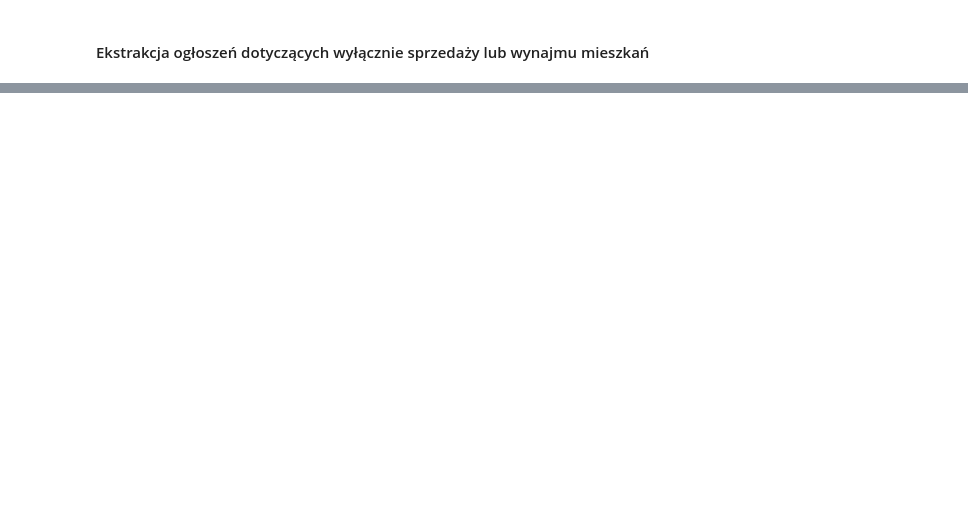
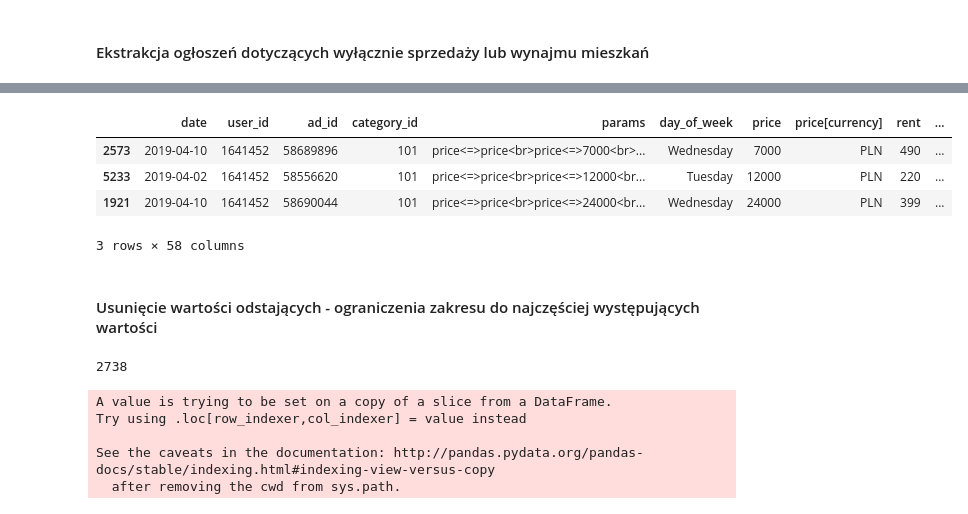
Before and after one commit to agnieszkajaniak/olx, a Jupyter notebook: Zadanie rekrutacyjne Otodom Product Analyst.ipynb, the cells around one changed output, grey strips where cells are left out. Drawn from its saved outputs; the diff is of its cells as text; code cells hidden in the pictures; blank space fills up the shorter version.

```diff
--- a/Zadanie rekrutacyjne Otodom Product Analyst.ipynb
+++ b/Zadanie rekrutacyjne Otodom Product Analyst.ipynb
@@ -476,5 +455,6 @@ See the caveats in the documentation: http://pandas.pydata.org/pandas-docs/stabl
 # %%
 ads['price'] = pd.to_numeric(ads['price'])
+ads['price'] = (ads['price']).astype(int)
 ads.dtypes
 # %% [output]
 date                   datetime64[ns]
@@ -506,0 +481,20 @@ apartments = cursor.fetchall()
+# %%
+cat101 = ads[(ads.category_id == 101)] # mieszkania na sprzedaż (kategoria 101)
+# %%
+cat101 = cat101.sort_values(by='price')
+# %%
+cat101[0:3]
+# %% [output]
+|  | date | user_id | ad_id | category_id | params | day_of_week | price | price[currency] | rent | ... |
+| 2573 | 2019-04-10 | 1641452 | 58689896 | 101 | price<=>price<br>price<=>7000<br>... | Wednesday | 7000 | PLN | 490 | ... |
+| 5233 | 2019-04-02 | 1641452 | 58556620 | 101 | price<=>price<br>price<=>12000<br... | Tuesday | 12000 | PLN | 220 | ... |
+| 1921 | 2019-04-10 | 1641452 | 58690044 | 101 | price<=>price<br>price<=>24000<br... | Wednesday | 24000 | PLN | 399 | ... |
+3 rows × 58 columns
+# %% [markdown]
+#### Usunięcie wartości odstających - ograniczenia zakresu do najczęściej występujących wartości
+# %%
+# ograniczenie obserwacji do mieszkań na sprzedaż gdzie cena znajduje się w zakresie od 100k do 1m
+lim101 = cat101[(cat101.price > 100000) & (cat101.price < 1000000 )]
+len(lim101)
+# %% [output]
+2738
@@ -506,0 +504,11 @@ apartments = cursor.fetchall()
+# %%
+lim101['intervals'] = pd.cut(lim101['price'],
+                        bins=breaks,
+                        labels =range(1,19,+1),
+                        include_lowest=True)
+# %% [output]
+A value is trying to be set on a copy of a slice from a DataFrame.
+Try using .loc[row_indexer,col_indexer] = value instead
+
+See the caveats in the documentation: http://pandas.pydata.org/pandas-docs/stable/indexing.html#indexing-view-versus-copy
+  after removing the cwd from sys.path.
```
Also changed, not shown: parts of 20 cells of this notebook, 2 other files.
